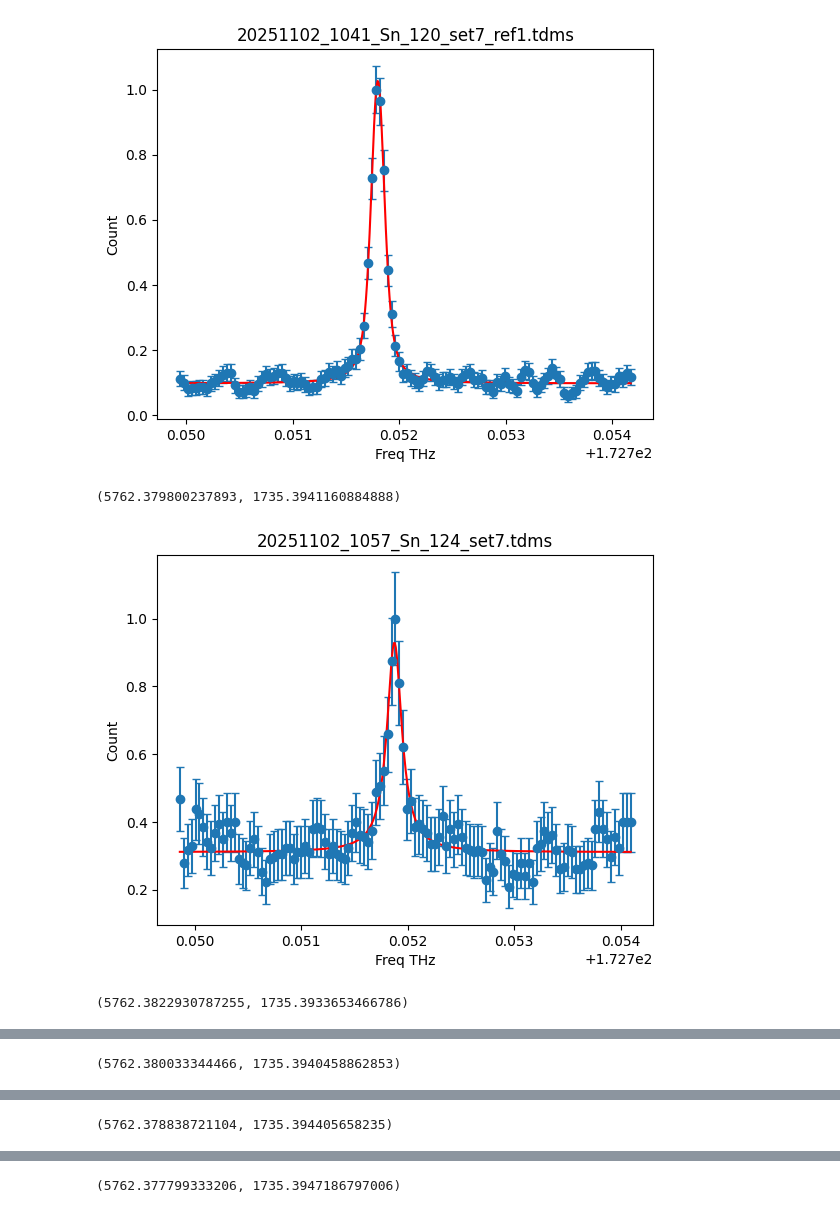
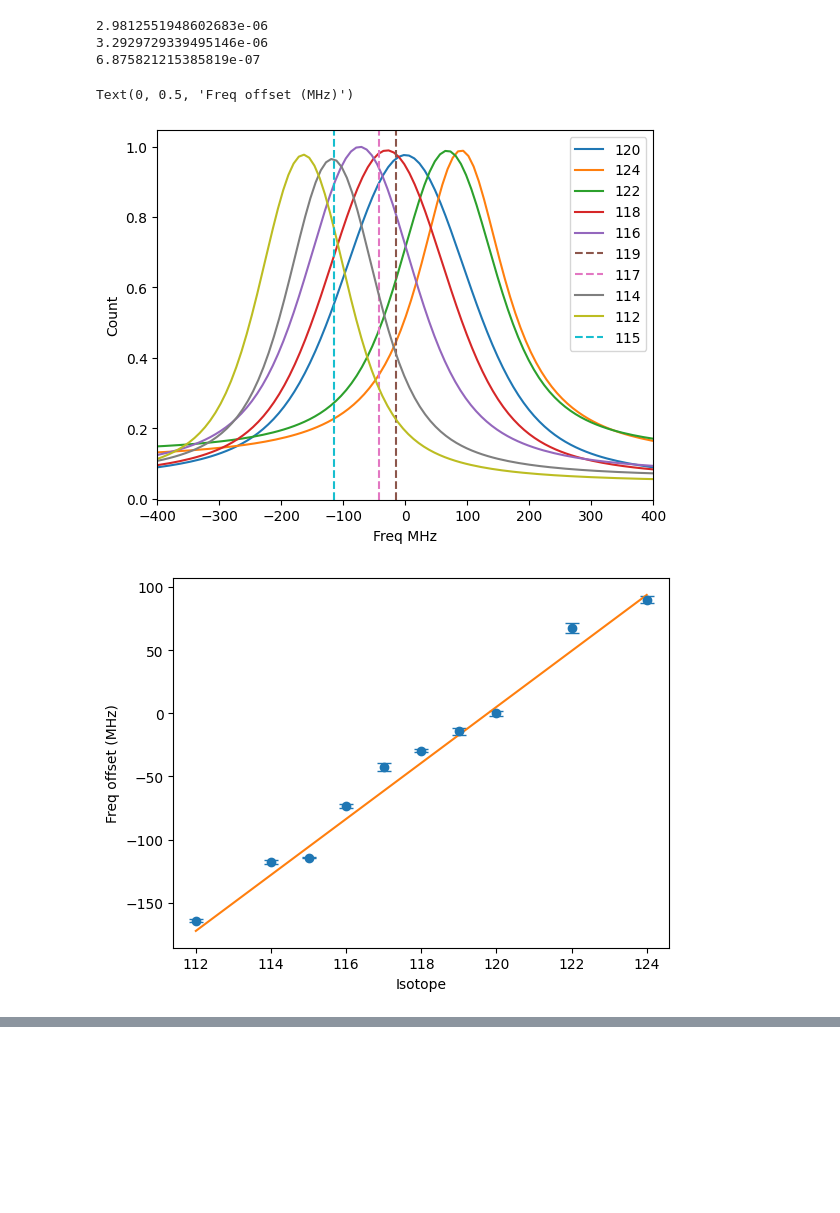
Before and after one commit to miranda-nichols/Sn2025, a Jupyter notebook: Sn2025analysis.ipynb, the cells around one changed output, grey strips where cells are left out. Saved outputs shown, nothing was run; the diff lists cells and outputs as text; code cells hidden in the pictures; blank space fills up the shorter version.

```diff
--- a/Sn2025analysis.ipynb
+++ b/Sn2025analysis.ipynb
@@ -22 +88,19 @@ def thz_conv(thz):
+# %%
+def get_centroid(popt, pcov):
+    amps    = np.array([popt[0], popt[2], popt[4], popt[6]])
+    centers = np.array([popt[1], popt[3], popt[5], popt[7]])
+    centroid = np.sum(amps * centers) / np.sum(amps)
+
+    var_centers = np.array([
+        pcov[1, 1],
+        pcov[3, 3],
+        pcov[5, 5],
+        pcov[7, 7]
+    ])
+    sigma_centers = np.sqrt(var_centers)
+    weights = amps / np.sum(amps)
+    var_centroid = np.sum((weights**2) * var_centers)
+    sigma_centroid = np.sqrt(var_centroid)
+
+    return centroid, sigma_centroid
 # %%
@@ -55,9 +168,51 @@ def get_scatter_plot(df, file):
 # %%
-folder_path = Path('./data/Set7')
+folder_path = Path('./data/Set6')
+
+# for plotting
+fig, ax = plt.subplots()
+seen = set()
+
+sn120peak = 172.75183916770848
+centerfreqs=[]
+errors=[]
+isotopes=[]
+
 for scaled_df, filename, isotope in process_data_2025.main(folder_path):
-    get_scatter_plot(scaled_df, filename)
+    result = get_scatter_plot(scaled_df, filename, isotope,
+                     ax=ax, show=False, seen_isotopes=seen) # ax = None, show = T, seen_isotopes = none for singular plots
+    if result is None:
+        continue
+    centerfreq, error = result
+    isotopes.append(isotope)
+    centerfreqs.append(centerfreq)
+    errors.append(error)
+
+pairs = list(zip(isotopes, centerfreqs, errors))
+cleaned = [(iso, cf, err) for iso, cf, err in pairs if cf is not None]
+
+isos = np.array([iso for iso, cf, err in cleaned])
+cfs  = np.array([cf  for iso, cf, err in cleaned])
+errs = [err for iso, cf, err in cleaned]
+
+offsets = (cfs - np.array(sn120peak)) * np.array(1e6)    # MHz
+err_mhz = np.array(errs) * 1e6
+
+p, cov = np.polyfit(isos, offsets, 1, w=1/err_mhz, cov=True)
+m, b = p                     # slope and intercept
+m_err, b_err = np.sqrt(np.diag(cov))
+xfit = np.linspace(isos.min(), isos.max(), 200)
+yfit = m * xfit + b
+
+plt.figure()
+plt.errorbar(isos, (cfs-np.array(sn120peak))*1e6, yerr=errs*np.array(1e6), fmt='o', capsize = 5)
+plt.plot(xfit, yfit)
+
+plt.xlabel("Isotope")
+plt.ylabel("Freq offset (MHz)")
 # %% [output]
+2.9812551948602683e-06
+3.2929729339495146e-06
+6.875821215385819e-07
+Text(0, 0.5, 'Freq offset (MHz)')
-[figure, old version]
+[figure, new version]
-(5762.379800237893, 1735.3941160884888)
-[figure, old version]
+[figure, new version]
-(5762.3822930787255, 1735.3933653466786)
@@ -65 +218,0 @@ for scaled_df, filename, isotope in process_data_2025.main(folder_path):
-(5762.380033344466, 1735.3940458862853)
@@ -67 +218,0 @@ for scaled_df, filename, isotope in process_data_2025.main(folder_path):
-(5762.378838721104, 1735.394405658235)
@@ -69 +218,0 @@ for scaled_df, filename, isotope in process_data_2025.main(folder_path):
-(5762.377799333206, 1735.3947186797006)
```
Also changed, not shown: parts of 8 cells of this notebook, 1 other file.
